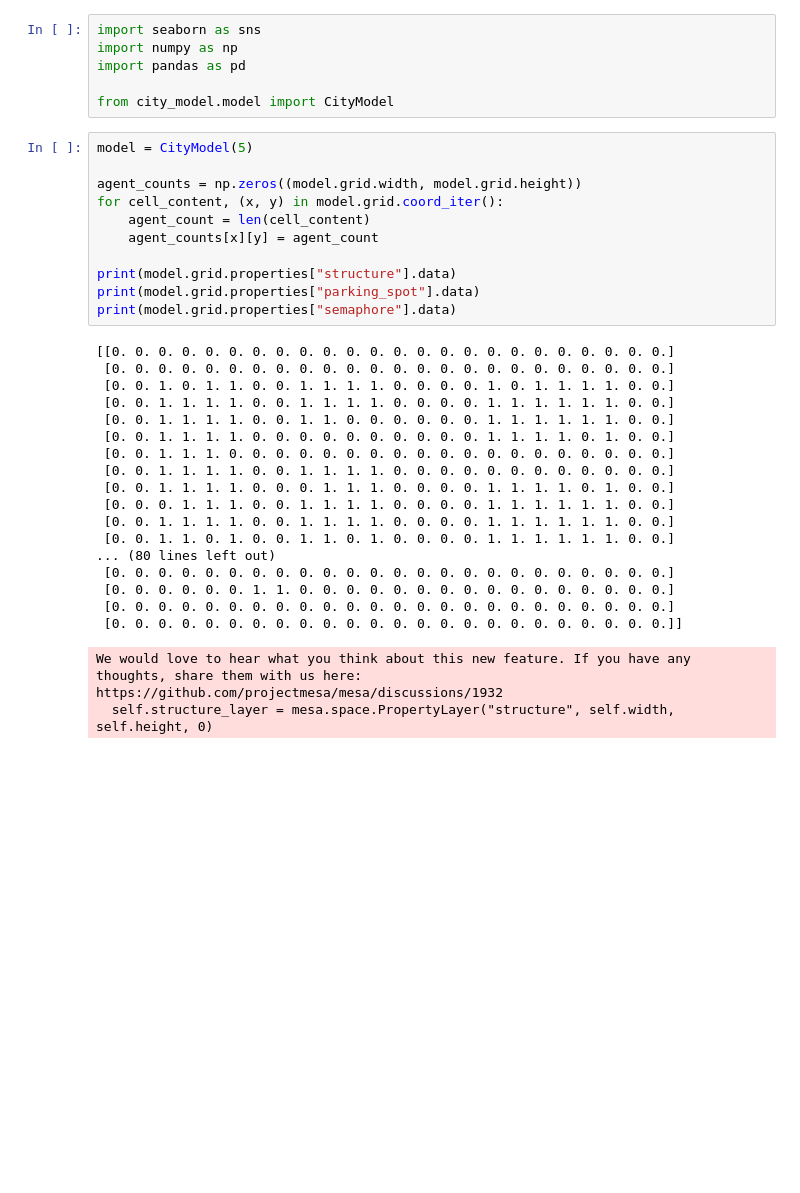
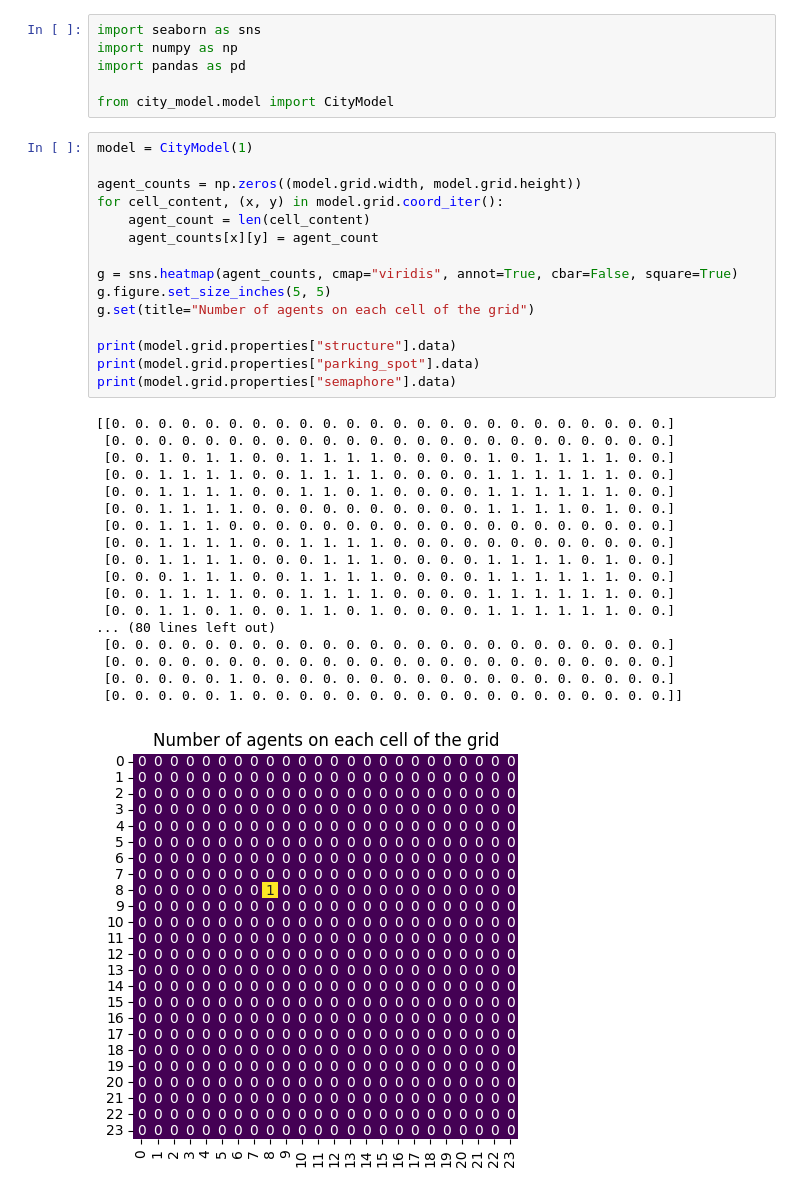
Before and after one commit to LuisSalazar02/IntegrativeActivity, a Jupyter notebook: Mesa/notebook.ipynb, the cells around one changed output. Cells and saved outputs as stored; diff of their text form; blank space fills up the shorter version.

```diff
--- a/Mesa/notebook.ipynb
+++ b/Mesa/notebook.ipynb
@@ -5,33 +5,36 @@ import pandas as pd
 
 from city_model.model import CityModel
 # %%
-model = CityModel(5)
+model = CityModel(1)
 
 agent_counts = np.zeros((model.grid.width, model.grid.height))
 for cell_content, (x, y) in model.grid.coord_iter():
     agent_count = len(cell_content)
     agent_counts[x][y] = agent_count
 
+g = sns.heatmap(agent_counts, cmap="viridis", annot=True, cbar=False, square=True)
+g.figure.set_size_inches(5, 5)
+g.set(title="Number of agents on each cell of the grid")
+
 print(model.grid.properties["structure"].data)
 print(model.grid.properties["parking_spot"].data)
 print(model.grid.properties["semaphore"].data)
 # %% [output]
 [[0. 0. 0. 0. 0. 0. 0. 0. 0. 0. 0. 0. 0. 0. 0. 0. 0. 0. 0. 0. 0. 0. 0. 0.]
  [0. 0. 0. 0. 0. 0. 0. 0. 0. 0. 0. 0. 0. 0. 0. 0. 0. 0. 0. 0. 0. 0. 0. 0.]
  [0. 0. 1. 0. 1. 1. 0. 0. 1. 1. 1. 1. 0. 0. 0. 0. 1. 0. 1. 1. 1. 1. 0. 0.]
  [0. 0. 1. 1. 1. 1. 0. 0. 1. 1. 1. 1. 0. 0. 0. 0. 1. 1. 1. 1. 1. 1. 0. 0.]
- [0. 0. 1. 1. 1. 1. 0. 0. 1. 1. 0. 0. 0. 0. 0. 0. 1. 1. 1. 1. 1. 1. 0. 0.]
+ [0. 0. 1. 1. 1. 1. 0. 0. 1. 1. 0. 1. 0. 0. 0. 0. 1. 1. 1. 1. 1. 1. 0. 0.]
  [0. 0. 1. 1. 1. 1. 0. 0. 0. 0. 0. 0. 0. 0. 0. 0. 1. 1. 1. 1. 0. 1. 0. 0.]
  [0. 0. 1. 1. 1. 0. 0. 0. 0. 0. 0. 0. 0. 0. 0. 0. 0. 0. 0. 0. 0. 0. 0. 0.]
  [0. 0. 1. 1. 1. 1. 0. 0. 1. 1. 1. 1. 0. 0. 0. 0. 0. 0. 0. 0. 0. 0. 0. 0.]
  [0. 0. 1. 1. 1. 1. 0. 0. 0. 1. 1. 1. 0. 0. 0. 0. 1. 1. 1. 1. 0. 1. 0. 0.]
  [0. 0. 0. 1. 1. 1. 0. 0. 1. 1. 1. 1. 0. 0. 0. 0. 1. 1. 1. 1. 1. 1. 0. 0.]
  [0. 0. 1. 1. 1. 1. 0. 0. 1. 1. 1. 1. 0. 0. 0. 0. 1. 1. 1. 1. 1. 1. 0. 0.]
  [0. 0. 1. 1. 0. 1. 0. 0. 1. 1. 0. 1. 0. 0. 0. 0. 1. 1. 1. 1. 1. 1. 0. 0.]
 ... (80 lines left out)
  [0. 0. 0. 0. 0. 0. 0. 0. 0. 0. 0. 0. 0. 0. 0. 0. 0. 0. 0. 0. 0. 0. 0. 0.]
- [0. 0. 0. 0. 0. 0. 1. 1. 0. 0. 0. 0. 0. 0. 0. 0. 0. 0. 0. 0. 0. 0. 0. 0.]
  [0. 0. 0. 0. 0. 0. 0. 0. 0. 0. 0. 0. 0. 0. 0. 0. 0. 0. 0. 0. 0. 0. 0. 0.]
- [0. 0. 0. 0. 0. 0. 0. 0. 0. 0. 0. 0. 0. 0. 0. 0. 0. 0. 0. 0. 0. 0. 0. 0.]]
+ [0. 0. 0. 0. 0. 1. 0. 0. 0. 0. 0. 0. 0. 0. 0. 0. 0. 0. 0. 0. 0. 0. 0. 0.]
+ [0. 0. 0. 0. 0. 1. 0. 0. 0. 0. 0. 0. 0. 0. 0. 0. 0. 0. 0. 0. 0. 0. 0. 0.]]
-We would love to hear what you think about this new feature. If you have any thoughts, share them with us here: https://github.com/projectmesa/mesa/discussions/1932
-  self.structure_layer = mesa.space.PropertyLayer("structure", self.width, self.height, 0)
+[figure, added]
```
Also changed, not shown: parts of 1 cell of this notebook, 2 other files.
